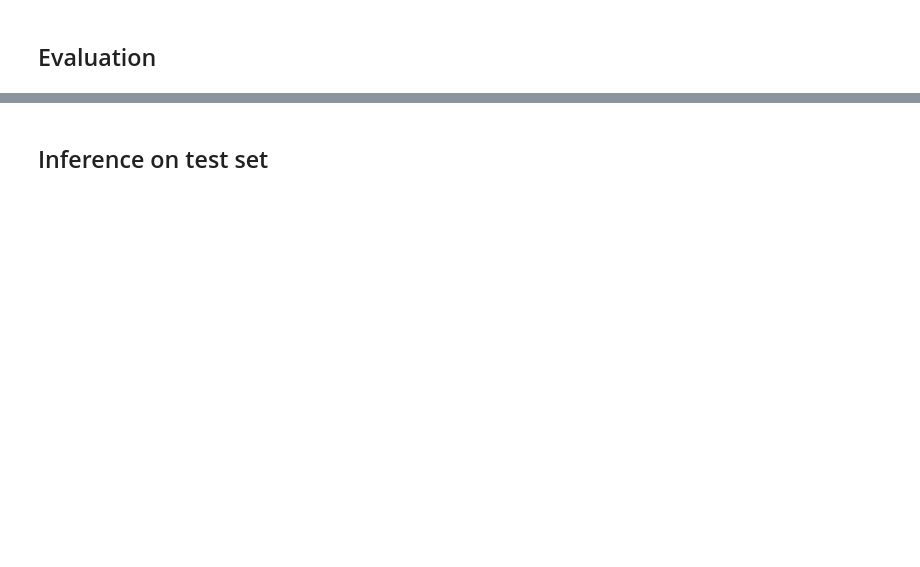
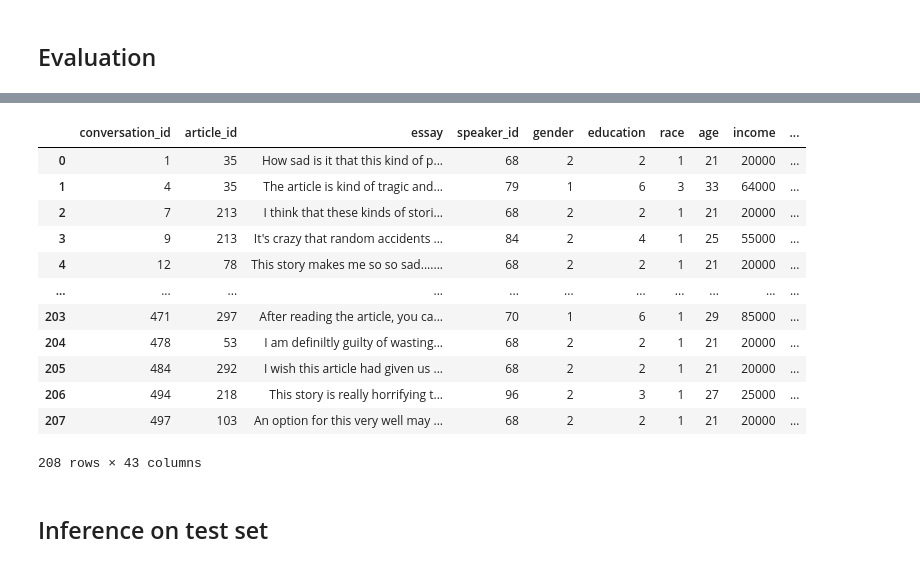
Before and after one commit to HLT-Ghisolfi-Leuzzi-Testa/WASSA-2023, a Jupyter notebook: finale.ipynb, the cells around one changed output, grey strips where cells are left out. Saved outputs shown, nothing was run; the diff lists cells and outputs as text; code cells hidden in the pictures; blank space fills up the shorter version.

```diff
--- a/finale.ipynb
+++ b/finale.ipynb
@@ -155,10 +166,10 @@ EMOTIONS_NAMES = [
 config = {}
 # %%
 #@title Task type
-TASK = "EMP" #@param ["EMO", "EMP"]
+TASK = "EMO" #@param ["EMO", "EMP"]
 EMP_levels = "" #@param ["", "3", "5"]
-include_predicted_prompt = False #@param {type:"boolean"}
-prompt_inlcusion_prob_train = "0.5" #@param {type:"string"}
+include_predicted_prompt = True #@param {type:"boolean"}
+prompt_inlcusion_prob_train = "0.2" #@param {type:"string"}
 prompt_inlcusion_prob_train = float(prompt_inlcusion_prob_train)
 prompt_inlcusion_prob_val = "0" #@param {type:"string"}
 prompt_inlcusion_prob_val = float(prompt_inlcusion_prob_val)
@@ -1128,3 +1182,19 @@ if TASK == "EMP":
+# %%
+dev_df
+# %% [output]
+|  | conversation_id | article_id | essay | speaker_id | gender | education | race | age | income | ... |
+| 0 | 1 | 35 | How sad is it that this kind of p... | 68 | 2 | 2 | 1 | 21 | 20000 | ... |
+| 1 | 4 | 35 | The article is kind of tragic and... | 79 | 1 | 6 | 3 | 33 | 64000 | ... |
+| 2 | 7 | 213 | I think that these kinds of stori... | 68 | 2 | 2 | 1 | 21 | 20000 | ... |
+| 3 | 9 | 213 | It's crazy that random accidents ... | 84 | 2 | 4 | 1 | 25 | 55000 | ... |
+| 4 | 12 | 78 | This story makes me so so sad....... | 68 | 2 | 2 | 1 | 21 | 20000 | ... |
+| ... | ... | ... | ... | ... | ... | ... | ... | ... | ... | ... |
+| 203 | 471 | 297 | After reading the article, you ca... | 70 | 1 | 6 | 1 | 29 | 85000 | ... |
+| 204 | 478 | 53 | I am definiltly guilty of wasting... | 68 | 2 | 2 | 1 | 21 | 20000 | ... |
+| 205 | 484 | 292 | I wish this article had given us ... | 68 | 2 | 2 | 1 | 21 | 20000 | ... |
+| 206 | 494 | 218 | This story is really horrifying t... | 96 | 2 | 3 | 1 | 27 | 25000 | ... |
+| 207 | 497 | 103 | An option for this very well may ... | 68 | 2 | 2 | 1 | 21 | 20000 | ... |
+208 rows × 43 columns
 # %% [markdown]
 ## Inference on test set
 # %%
```
Also changed, not shown: parts of 23 cells of this notebook.
